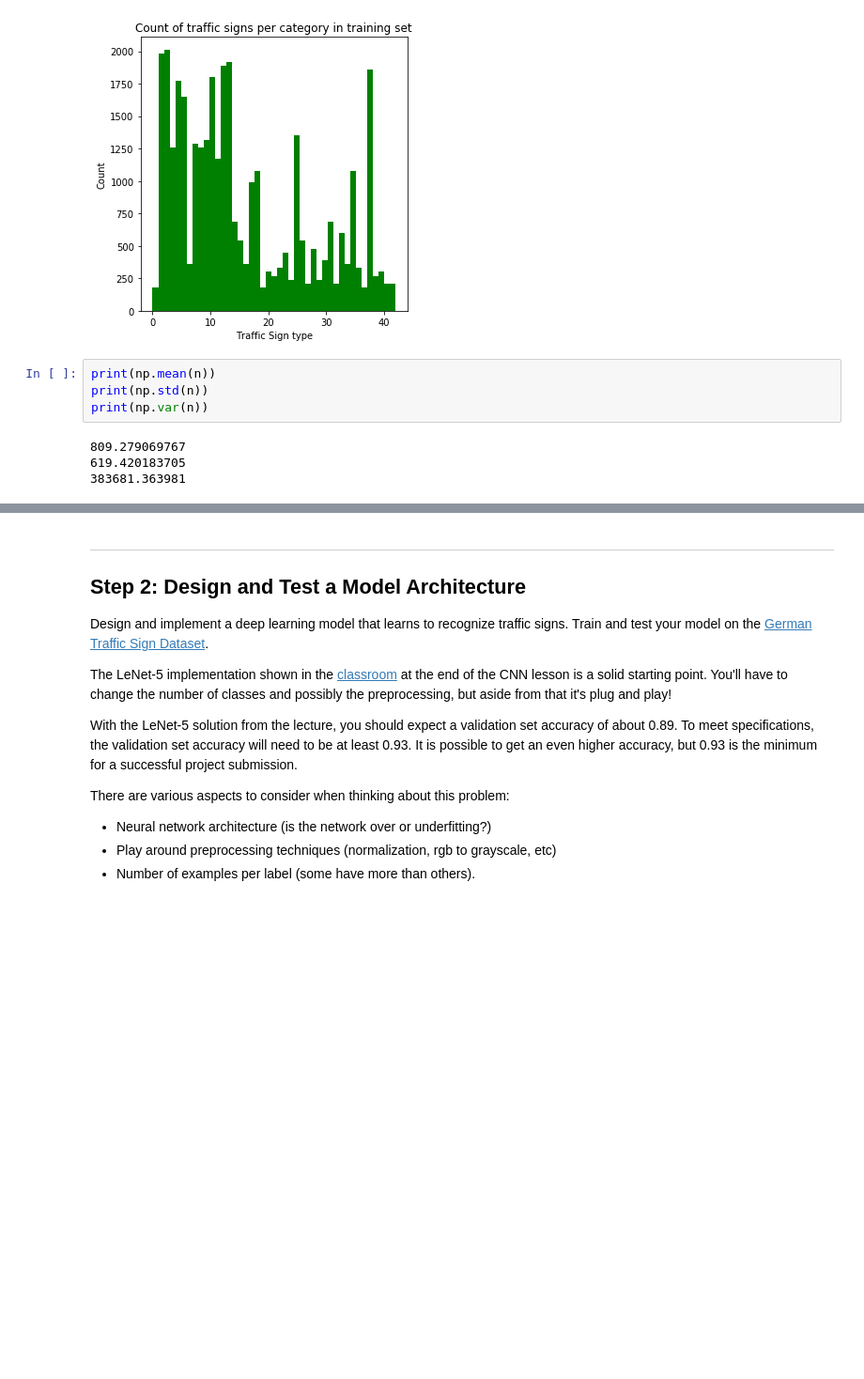
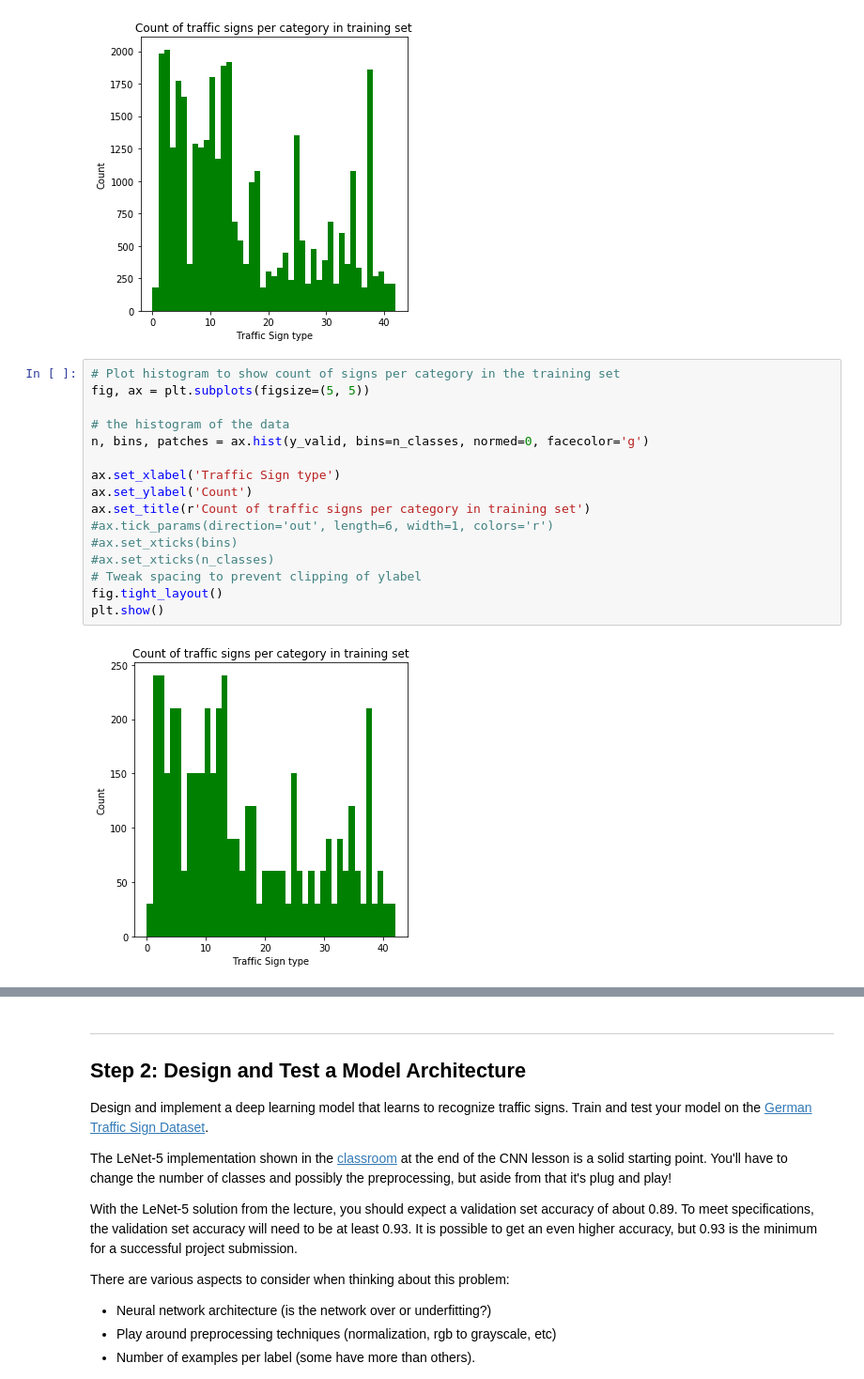
Before and after one commit to umangsa/CarND-Traffic-Sign-classification, a Jupyter notebook: Traffic_Sign_Classifier.ipynb, the cells around one changed output, grey strips where cells are left out. Shown at 94% size. Drawn from its saved outputs; the diff is of its cells as text; blank space fills up the shorter version.

```diff
--- a/Traffic_Sign_Classifier.ipynb
+++ b/Traffic_Sign_Classifier.ipynb
@@ -130,11 +121,21 @@ fig.tight_layout()
 plt.show()
 # %% [output]
 [figure]
-# %%
-print(np.mean(n))
-print(np.std(n))
-print(np.var(n))
-# %% [output]
-809.279069767
-619.420183705
-383681.363981
+# %%
+# Plot histogram to show count of signs per category in the training set
+fig, ax = plt.subplots(figsize=(5, 5))
+
+# the histogram of the data
+n, bins, patches = ax.hist(y_valid, bins=n_classes, normed=0, facecolor='g')
+
+ax.set_xlabel('Traffic Sign type')
+ax.set_ylabel('Count')
+ax.set_title(r'Count of traffic signs per category in training set')
+#ax.tick_params(direction='out', length=6, width=1, colors='r')
+#ax.set_xticks(bins)
+#ax.set_xticks(n_classes)
+# Tweak spacing to prevent clipping of ylabel
+fig.tight_layout()
+plt.show()
+# %% [output]
+[figure, added]
```
Also changed, not shown: parts of 16 cells of this notebook.
